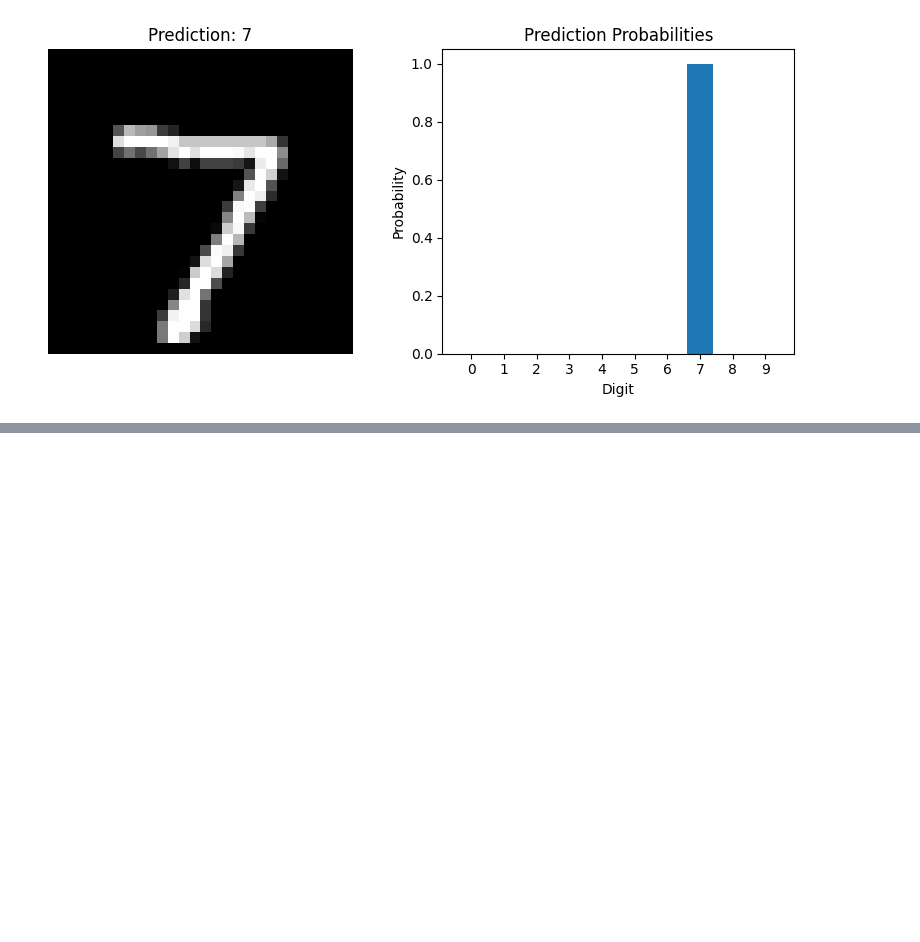
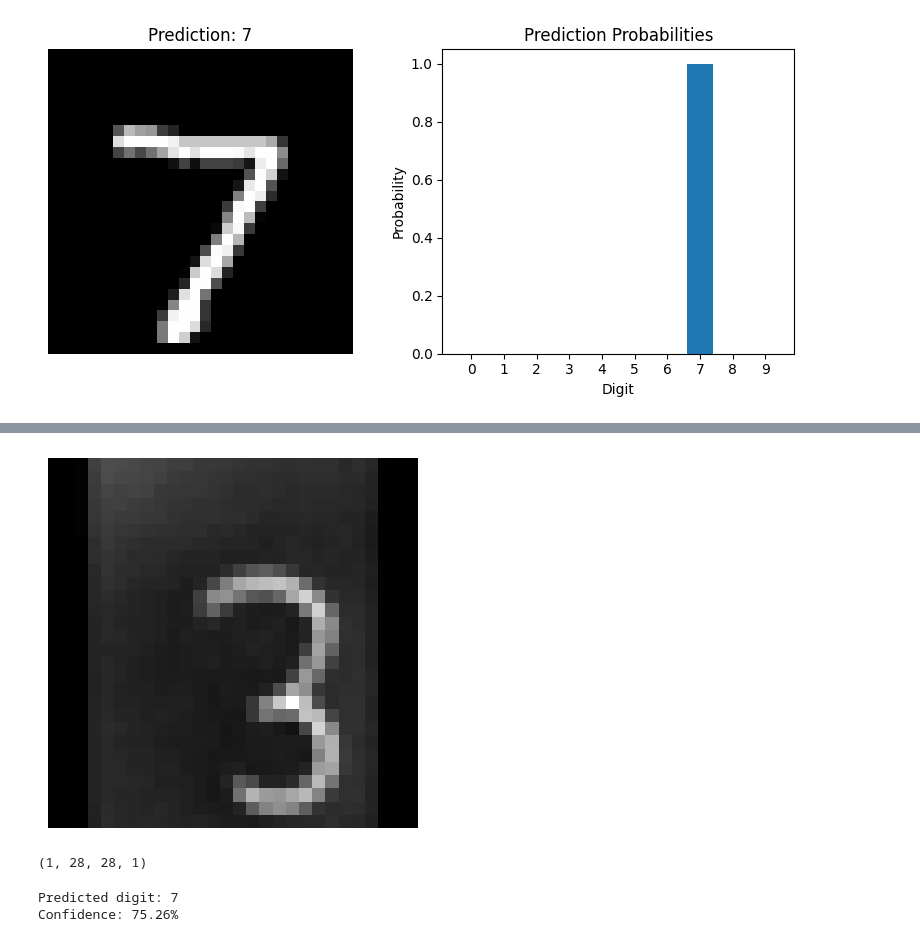
Before and after one commit to abhinavsinh014-prog/Deep-learning, a Jupyter notebook: project_on_CNN.ipynb, the cells around one changed output, grey strips where cells are left out. Drawn from its saved outputs; the diff is of its cells as text; code cells hidden in the pictures; blank space fills up the shorter version.

```diff
--- a/project_on_CNN.ipynb
+++ b/project_on_CNN.ipynb
@@ -291,0 +261,40 @@ Confidence: 21.49%
+# %%
+# Make image square
+width, height = img.size
+size = max(width, height)
+
+square = Image.new("L", (size, size), 0)
+
+left = (size - width) // 2
+top = (size - height) // 2
+
+square.paste(img, (left, top))
+
+# Resize
+img_28 = square.resize((28, 28))
+
+plt.imshow(img_28, cmap="gray")
+plt.axis("off")
+plt.show()
+
+img_array = np.array(img_28)
+
+img_array = img_array / 255.0
+
+img_input = img_array.reshape(1, 28, 28, 1)
+
+print(img_input.shape)
+# %% [output]
+[figure, added]
+(1, 28, 28, 1)
+# %%
+prediction = model.predict(img_input, verbose=0)
+
+predicted_digit = np.argmax(prediction)
+confidence = np.max(prediction) * 100
+
+print("Predicted digit:", predicted_digit)
+print(f"Confidence: {confidence:.2f}%")
+# %% [output]
+Predicted digit: 7
+Confidence: 75.26%
```
Also changed, not shown: parts of 7 cells of this notebook.
